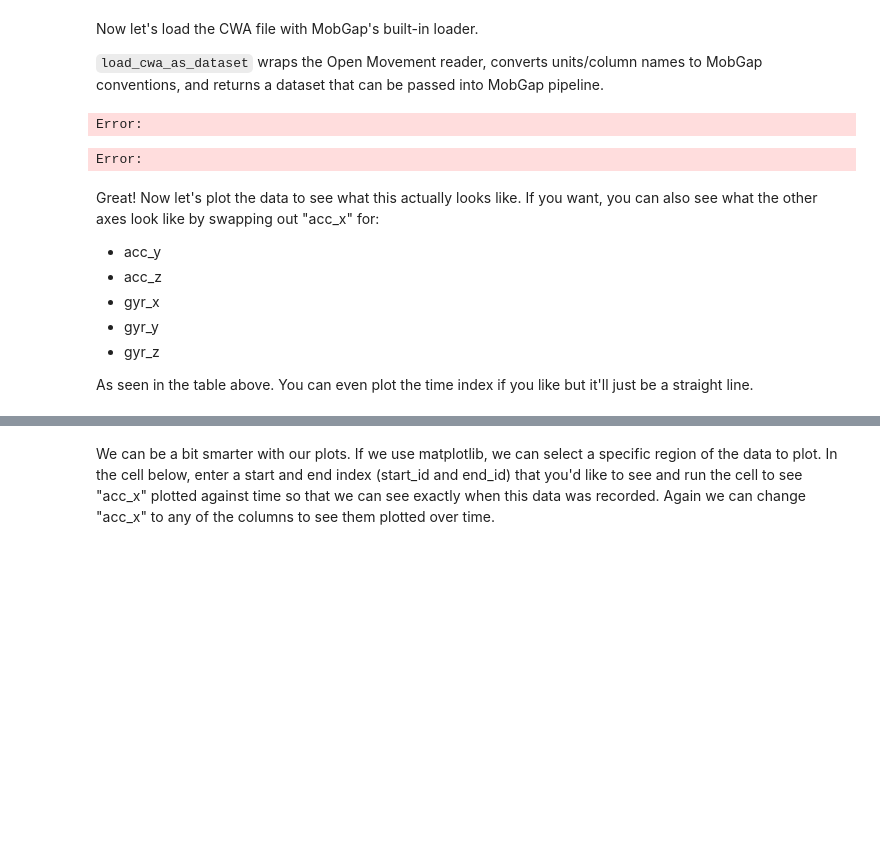
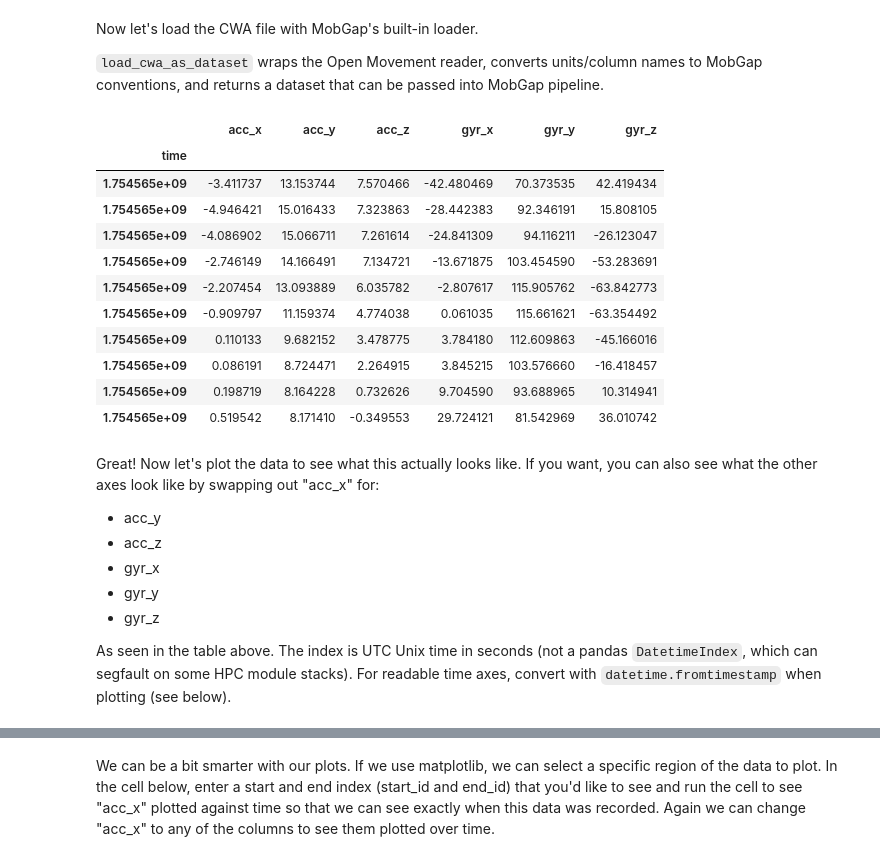
Before and after one commit to uos-mobgap/mobilise-d_mobgap_tutorial, a Jupyter notebook: mobgap_tutorial_direct.ipynb, the cells around one changed output, grey strips where cells are left out. Drawn from its saved outputs; the diff is of its cells as text; code cells hidden in the pictures; blank space fills up the shorter version.

```diff
--- a/mobgap_tutorial_direct.ipynb
+++ b/mobgap_tutorial_direct.ipynb
@@ -48,36 +47,47 @@ if len(cwa_files) > 1:
     print("Error, more than 1 \".cwa\" file in your folder, make sure you just have your file from today in there!")
 elif len(cwa_files) == 0:
     raise FileNotFoundError("No .cwa file found in the current folder.")
 else:
     participant_metadata = {
         "cohort": "HA",
         "height_m": 183 / 100,
         "sensor_height_m": 111 / 100,
 
         # optional
         "age": 26,
         "weight": 80.4,
         "gender": "M",
         "handedness": "R",
         "subject_id": 1,
     }
 
     dataset = load_cwa_as_dataset(
         cwa_files[0],
         participant_metadata,
-        include_time_index=True,  # utc timestamps for plotting
+        recording_metadata={"measurement_condition": "laboratory"},
+        include_time_index=True,  # utc unix seconds for plotting
         resample_hz=100,  # match Johnny's resample=True in get_cwa_data
     )
 
     datapoint = dataset[0]
     samples = datapoint.data_ss
 
 # note that we use display to make things look nice in notebooks, rather than print.
 # If you want to see why, try replacing the following "display" with "print"...
 display(samples.head(10))
 # %% [output]
-Error:
-Error:
+|  | acc_x | acc_y | acc_z | gyr_x | gyr_y | gyr_z |
+| time |  |  |  |  |  |  |
+| 1.754565e+09 | -3.411737 | 13.153744 | 7.570466 | -42.480469 | 70.373535 | 42.419434 |
+| 1.754565e+09 | -4.946421 | 15.016433 | 7.323863 | -28.442383 | 92.346191 | 15.808105 |
+| 1.754565e+09 | -4.086902 | 15.066711 | 7.261614 | -24.841309 | 94.116211 | -26.123047 |
+| 1.754565e+09 | -2.746149 | 14.166491 | 7.134721 | -13.671875 | 103.454590 | -53.283691 |
+| 1.754565e+09 | -2.207454 | 13.093889 | 6.035782 | -2.807617 | 115.905762 | -63.842773 |
+| 1.754565e+09 | -0.909797 | 11.159374 | 4.774038 | 0.061035 | 115.661621 | -63.354492 |
+| 1.754565e+09 | 0.110133 | 9.682152 | 3.478775 | 3.784180 | 112.609863 | -45.166016 |
+| 1.754565e+09 | 0.086191 | 8.724471 | 2.264915 | 3.845215 | 103.576660 | -16.418457 |
+| 1.754565e+09 | 0.198719 | 8.164228 | 0.732626 | 9.704590 | 93.688965 | 10.314941 |
+| 1.754565e+09 | 0.519542 | 8.171410 | -0.349553 | 29.724121 | 81.542969 | 36.010742 |
 # %% [markdown]
 Great! Now let's plot the data to see what this actually looks like. If you want, you can also see what the other axes look like by swapping out "acc_x" for:
 - acc_y
@@ -86,6 +96,6 @@ Great! Now let's plot the data to see what this actually looks like. If you want
 - gyr_y
 - gyr_z
 
-As seen in the table above. You can even plot the time index if you like but it'll just be a straight line.
+As seen in the table above. The index is UTC Unix time in seconds (not a pandas `DatetimeIndex`, which can segfault on some HPC module stacks). For readable time axes, convert with `datetime.fromtimestamp` when plotting (see below).
 # %%
 samples["acc_x"].plot(figsize=(20, 5))
```
Also changed, not shown: parts of 10 cells of this notebook, 2 other files.
